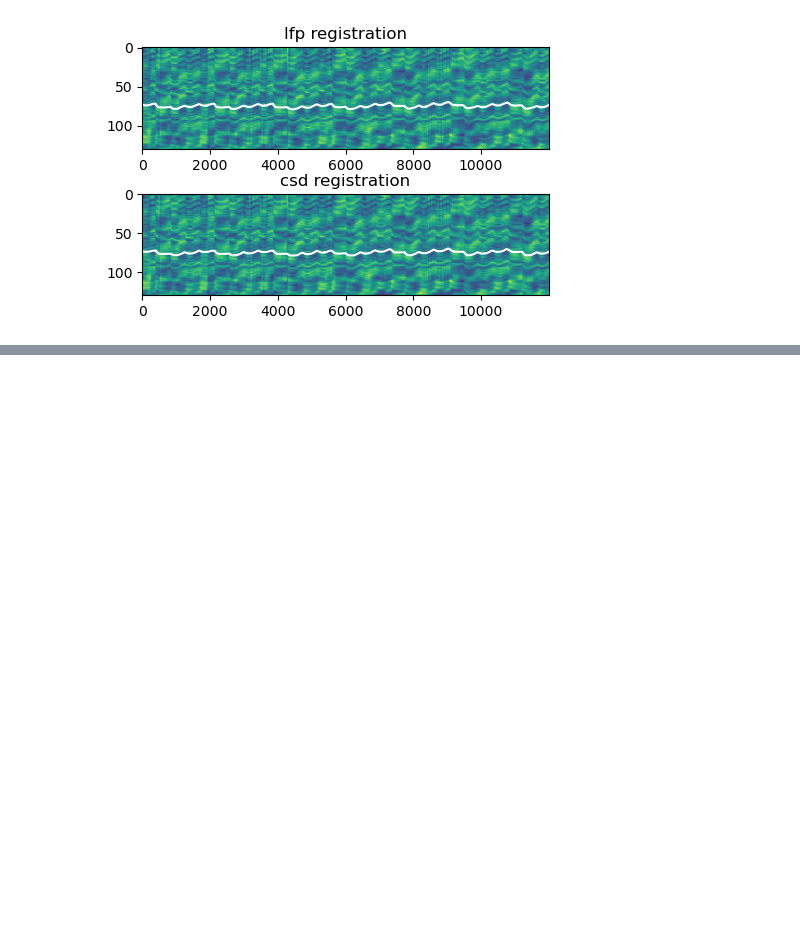
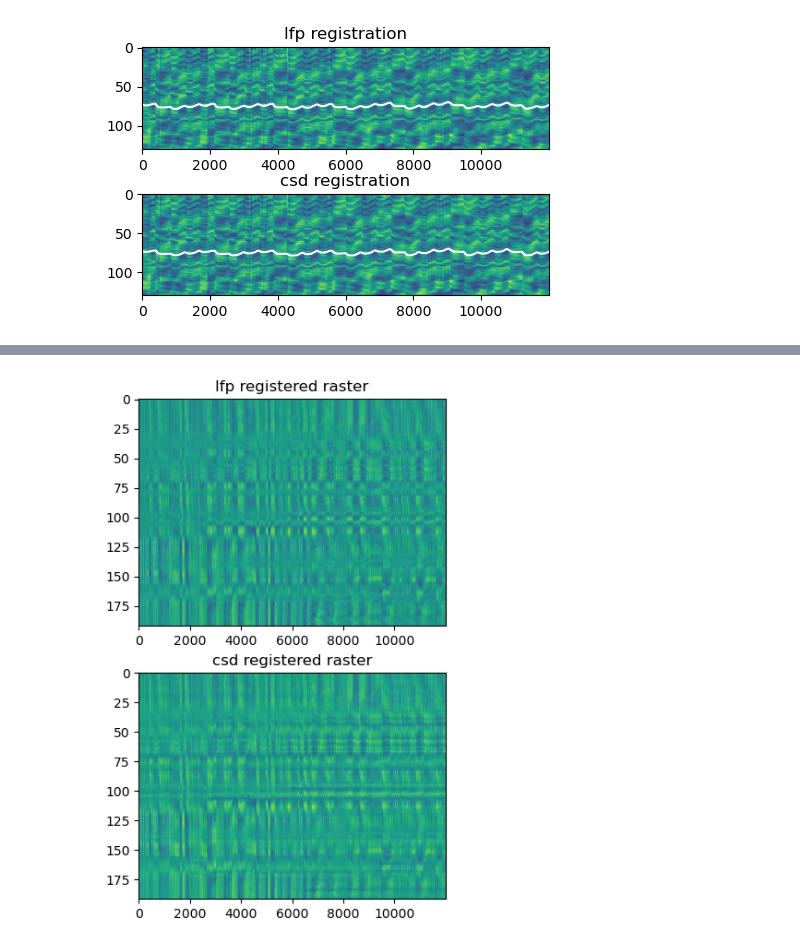
Before and after one commit to evarol/dredge, a Jupyter notebook: python/demo.ipynb, the cells around one changed output, grey strips where cells are left out. Drawn from its saved outputs; the diff is of its cells as text; code cells hidden in the pictures; blank space fills up the shorter version.

```diff
--- a/python/demo.ipynb
+++ b/python/demo.ipynb
@@ -63,0 +119,13 @@ plt.show()
+# %%
+# compare registered rasters
+reglfp = lfpreg.rigid_registered_raster(rlfp, p_lfp)
+regcsd = lfpreg.rigid_registered_raster(rlfp, p_csd)
+fig, (aa, ab) = plt.subplots(2, 1, figsize=(5, 6))
+aa.imshow(reglfp, aspect=0.5 * 1200 / 13)
+ab.imshow(regcsd, aspect=0.5 * 1200 / 13)
+aa.set_title("lfp registered raster")
+ab.set_title("csd registered raster")
+fig.tight_layout(pad=0.5)
+plt.show()
+# %% [output]
+[figure, added]
```
Also changed, not shown: parts of 11 cells of this notebook.
